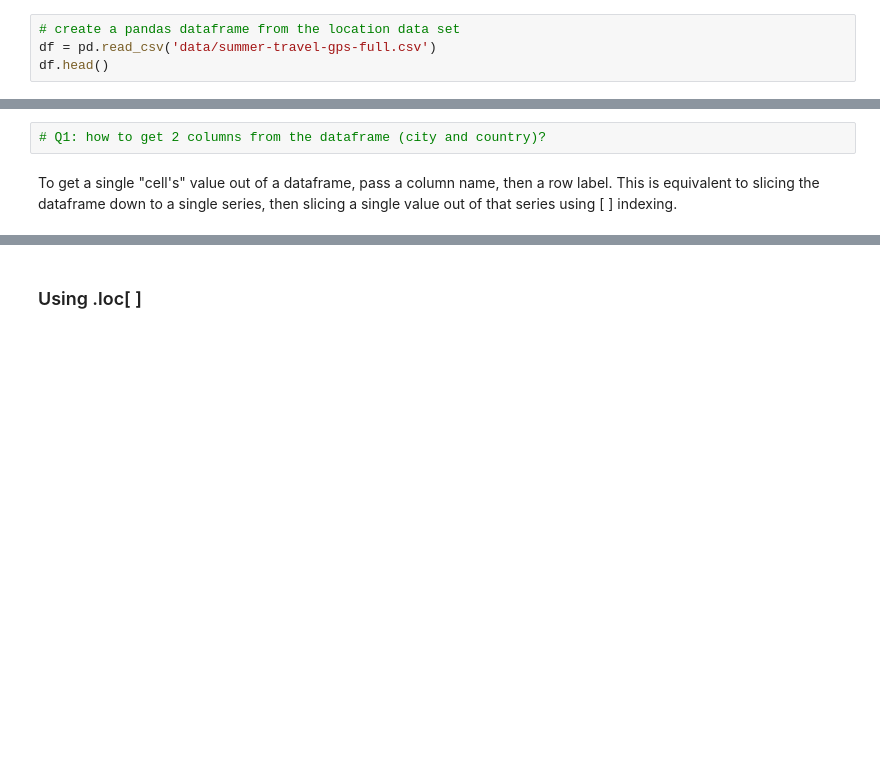
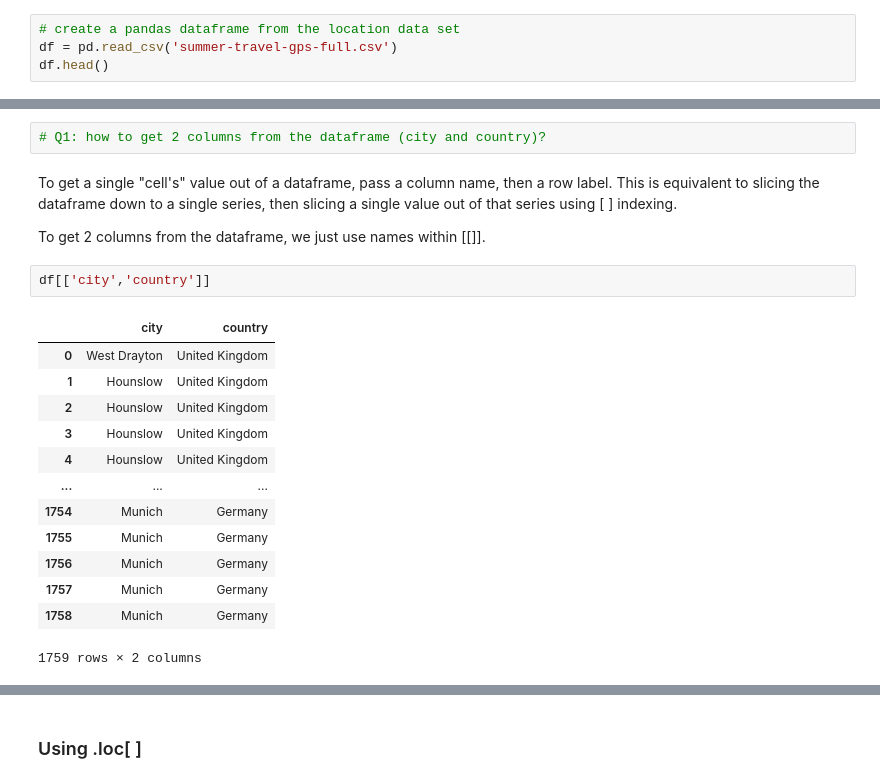
Before and after one commit to qszhao/PTUA2023, a Jupyter notebook: Lab05/Lab05_Pandas.ipynb, the cells around one changed output, grey strips where cells are left out. Drawn from its saved outputs; the diff is of its cells as text; blank space fills up the shorter version.

```diff
--- a/Lab05/Lab05_Pandas.ipynb
+++ b/Lab05/Lab05_Pandas.ipynb
@@ -12,7 +12,7 @@ import pandas as pd, numpy as np, matplotlib.pyplot as plt
 ## Part 1 <br /> Basics of Selecting and Slicing Data
 # %%
 # create a pandas dataframe from the location data set
-df = pd.read_csv('data/summer-travel-gps-full.csv')
+df = pd.read_csv('summer-travel-gps-full.csv')
 df.head()
 # %% [output]
 |  | lat | lon | date | city | country |
@@ -25,5 +25,23 @@ df.head()
 # Q1: how to get 2 columns from the dataframe (city and country)?
 # %% [markdown]
 To get a single "cell's" value out of a dataframe, pass a column name, then a row label. This is equivalent to slicing the dataframe down to a single series, then slicing a single value out of that series using [ ] indexing.
+
+To get 2 columns from the dataframe, we just use names within [[]].
+# %%
+df[['city','country']]
+# %% [output]
+|  | city | country |
+| 0 | West Drayton | United Kingdom |
+| 1 | Hounslow | United Kingdom |
+| 2 | Hounslow | United Kingdom |
+| 3 | Hounslow | United Kingdom |
+| 4 | Hounslow | United Kingdom |
+| ... | ... | ... |
+| 1754 | Munich | Germany |
+| 1755 | Munich | Germany |
+| 1756 | Munich | Germany |
+| 1757 | Munich | Germany |
+| 1758 | Munich | Germany |
+1759 rows × 2 columns
 # %%
 # Q2: how to get the first 5 rows of the "city" column?
```
Also changed, not shown: parts of 23 cells of this notebook.
